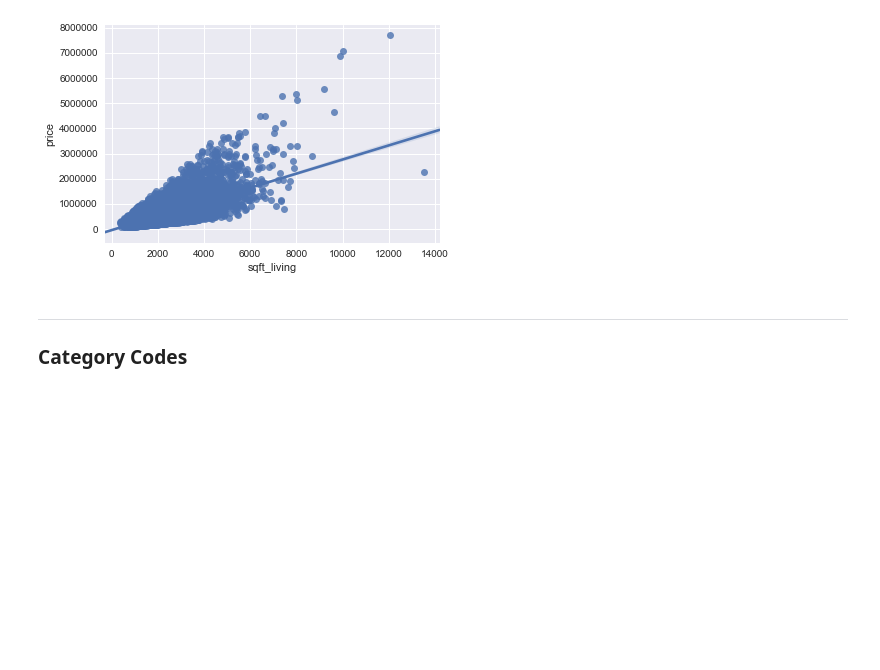
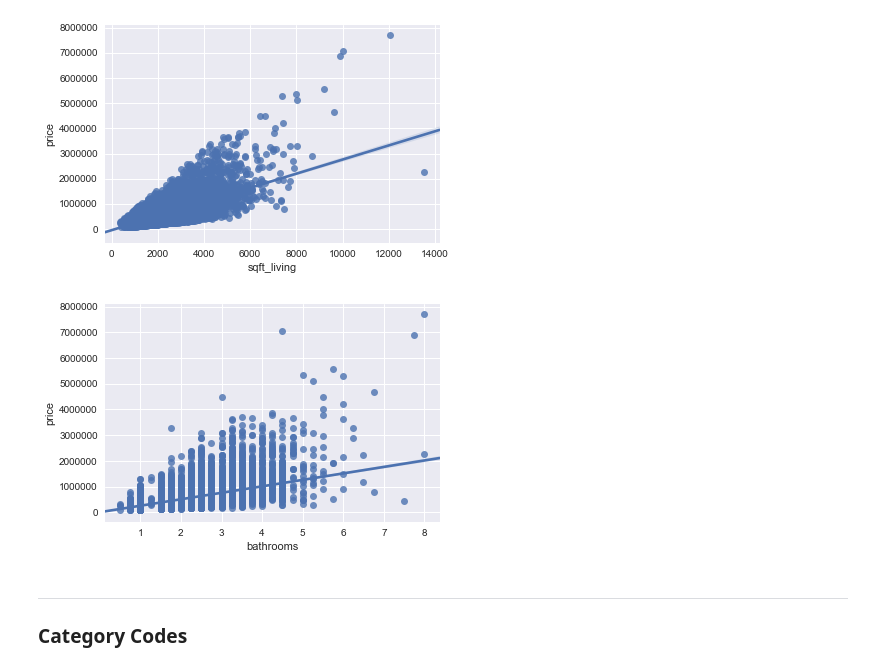
Before and after one commit to alphasentaurii/predicting-home-values-with-multiple-linear-regression, a Jupyter notebook: 1_scrub_student.ipynb, the cells around one changed output. Cells and saved outputs as stored; diff of their text form; code cells hidden in the pictures; blank space fills up the shorter version.

```diff
--- a/1_scrub_student.ipynb
+++ b/1_scrub_student.ipynb
@@ -1397,3 +1521,7 @@ def plot_reg(data, feature, target):
 plot_reg(df, 'sqft_living', 'price')
 # %% [output]
 [figure]
+# %%
+plot_reg(df, 'bathrooms', 'price')
+# %% [output]
+[figure, added]
```
Also changed, not shown: parts of 50 cells of this notebook, 1 other file.
